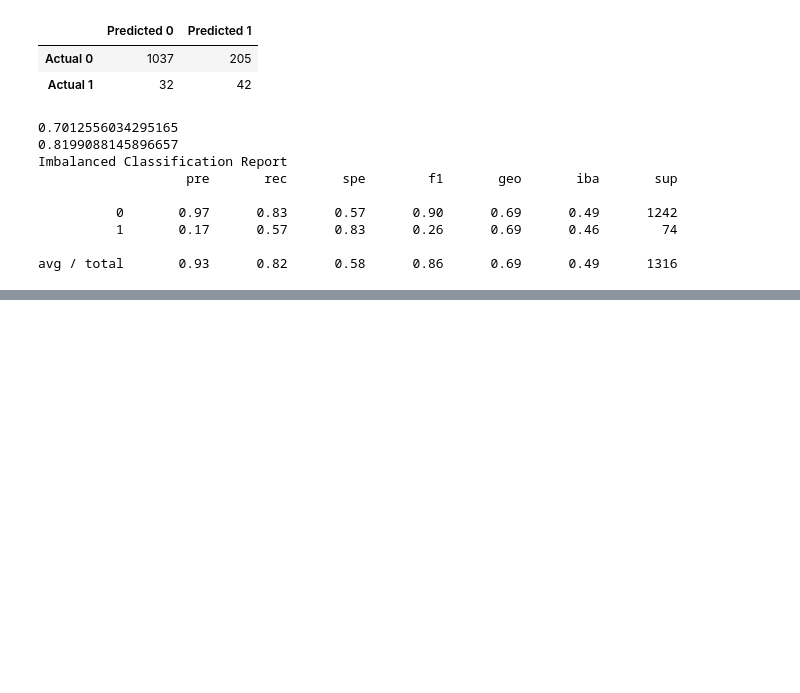
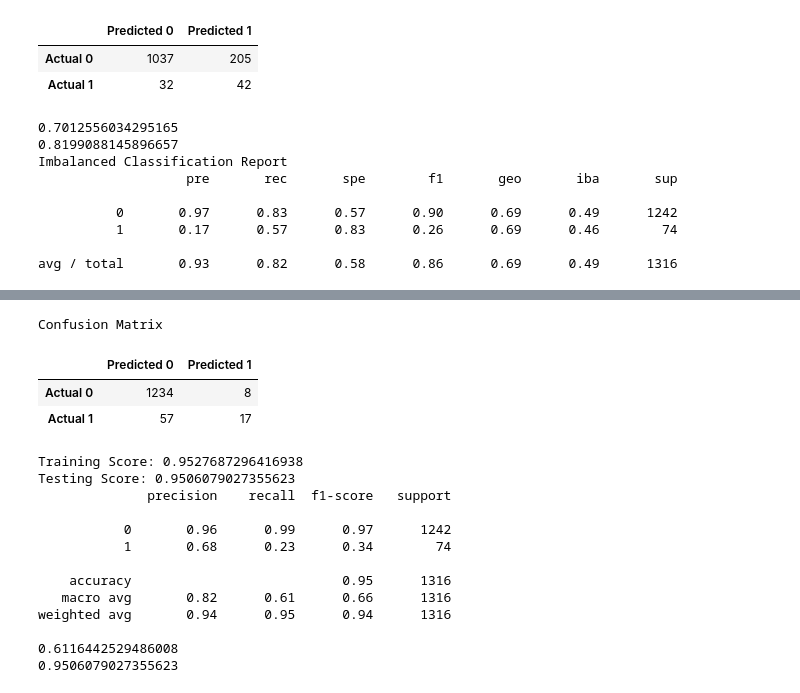
Before and after one commit to guevarch/projectchris, a Jupyter notebook: Final/BTC Machine Learning.ipynb, the cells around one changed output, grey strips where cells are left out. Drawn from its saved outputs; the diff is of its cells as text; code cells hidden in the pictures; blank space fills up the shorter version.

```diff
--- a/Final/BTC Machine Learning.ipynb
+++ b/Final/BTC Machine Learning.ipynb
@@ -353,0 +365,8 @@ dtype: object
+# %%
+## Logistic Regression
+from sklearn.linear_model import LogisticRegression
+model = LogisticRegression(solver='newton-cg', random_state=1)
+LogisticRegression(C=10.0, class_weight=None, dual=False, fit_intercept=True,
+   intercept_scaling=1, max_iter=100, multi_class='warn', penalty='12',
+   random_state=1, solver='lbfgs', tol=0.0001, warm_start=False)
+model.fit(X_train, y_train)
@@ -353,0 +382,33 @@ dtype: object
+# %%
+y_pred = model.predict(X_test)
+# Calculating the confusion matrix
+cm = confusion_matrix(y_test, y_pred)
+# Create a DataFrame from the confusion matrix.
+cm_df = pd.DataFrame(
+    cm, index=["Actual 0", "Actual 1"], columns=["Predicted 0", "Predicted 1"])
+# %%
+print("Confusion Matrix")
+display(cm_df)
+print(f'Training Score: {model.score(X_train, y_train)}')
+print(f'Testing Score: {model.score(X_test, y_test)}')
+print(classification_report(y_test, y_pred))
+print(balanced_accuracy_score(y_test, y_pred))
+print(accuracy_score(y_test, y_pred))
+# %% [output]
+Confusion Matrix
+|  | Predicted 0 | Predicted 1 |
+| Actual 0 | 1234 | 8 |
+| Actual 1 | 57 | 17 |
+Training Score: 0.9527687296416938
+Testing Score: 0.9506079027355623
+              precision    recall  f1-score   support
+
+           0       0.96      0.99      0.97      1242
+           1       0.68      0.23      0.34        74
+
+    accuracy                           0.95      1316
+   macro avg       0.82      0.61      0.66      1316
+weighted avg       0.94      0.95      0.94      1316
+
+0.6116442529486008
+0.9506079027355623
```
Also changed, not shown: parts of 2 cells of this notebook, 2 other files.
